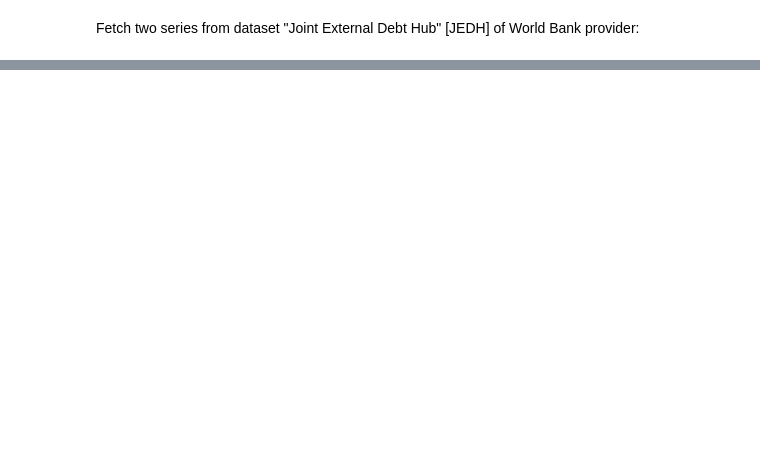
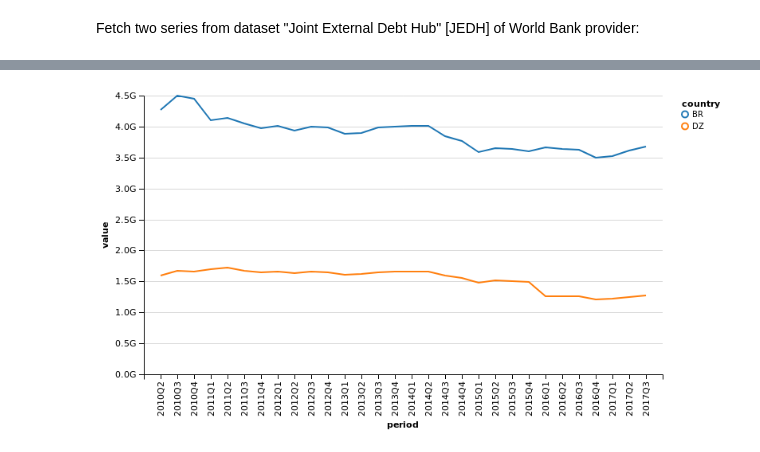
Before and after one commit to ceschi/dbnomics-python-client, a Jupyter notebook: index.ipynb, the cells around one changed output, grey strips where cells are left out. Saved outputs shown, nothing was run; the diff lists cells and outputs as text; code cells hidden in the pictures; blank space fills up the shorter version.

```diff
--- a/index.ipynb
+++ b/index.ipynb
@@ -86,0 +107,4 @@ dataframe3
+# %%
+clean_df = two_series_df.query("value != 'NA'").sort_values("period")
+clean_df.value=clean_df.value.apply(float)
+clean_df
@@ -86,0 +130,9 @@ dataframe3
+# %%
+df2=clean_df[clean_df['period'] > '2010Q1']
+# %%
+alt.Chart(df2).mark_line().encode(
+    x='period',
+    y='value',
+    color='country'
+)
+# %% [output]
@@ -86,0 +140 @@ dataframe3
+[figure, added]
```
Also changed, not shown: parts of 15 cells of this notebook.
